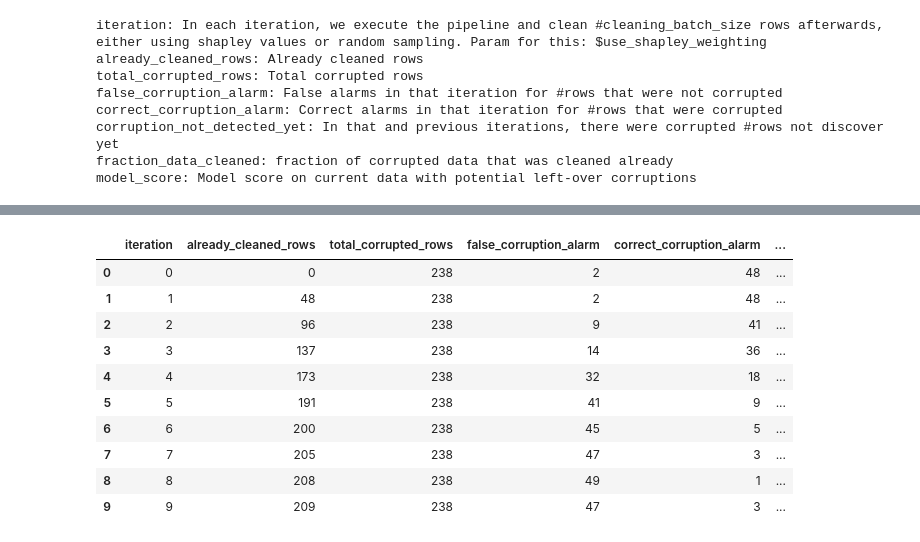
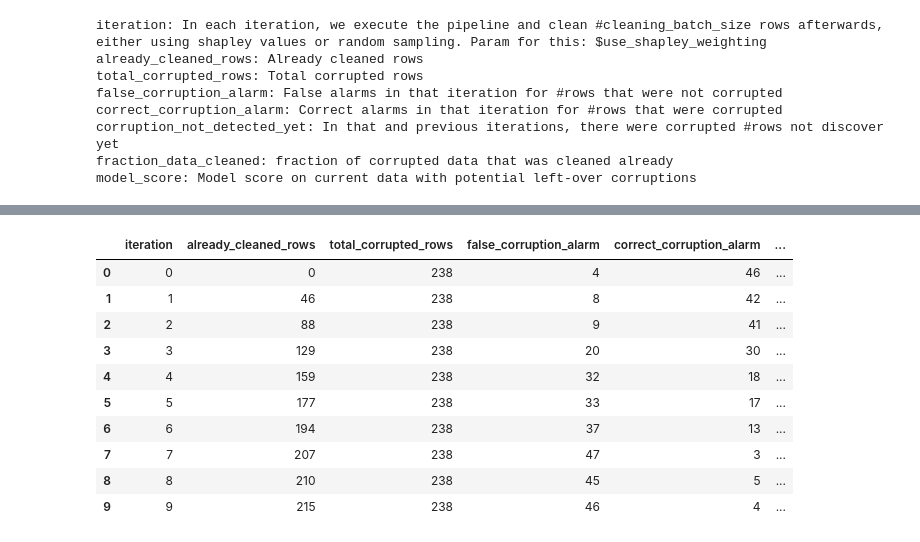
Before and after one commit to stefan-grafberger/deem22-what-if-experiments, a Jupyter notebook: whatif/example_pipelines/shapley_value_experiments.ipynb, the cells around one changed output, grey strips where cells are left out. Saved outputs shown, nothing was run; the diff lists cells and outputs as text; code cells hidden in the pictures.

```diff
--- a/whatif/example_pipelines/shapley_value_experiments.ipynb
+++ b/whatif/example_pipelines/shapley_value_experiments.ipynb
@@ -2,7 +2,12 @@
 from product_images_shapley_naive import print_legend, do_shapley_value_naive, measure_shapley_naive_exec_time
 from whatif.example_pipelines.product_images_shapley_opt import measure_shapley_opt_exec_time, do_shapley_value_opt
 from whatif.example_pipelines.product_images_shapley_qualitative import do_shapley_value_qualitative
+from whatif.utils.utils import get_project_root
 print_legend()
+
+def save_to_csv(df, filename):
+    df.to_csv(f'{str(get_project_root())}/whatif/example_pipelines/datasets/sneakers/{filename}.csv',
+              index=False)
 # %% [output]
 iteration: In each iteration, we execute the pipeline and clean #cleaning_batch_size rows afterwards, either using shapley values or random sampling. Param for this: $use_shapley_weighting
 already_cleaned_rows: Already cleaned rows
@@ -184,4 +263,6 @@ Done!
 # %%
-do_shapley_value_opt(0.2, 10, True, 10, 50, True)
+shapley_opt_qualitative_control_naive_baseline = do_shapley_value_naive(0.2, 10, True, 10, 50, True)
+save_to_csv(shapley_opt_qualitative_control_naive_baseline, "shapley_opt_qualitative_control_naive_baseline")
+shapley_opt_qualitative_control_naive_baseline
 # %% [output]
 Starting iteration 0 now...
@@ -203,12 +284,12 @@ Starting iteration 9 now...
 Done!
 |  | iteration | already_cleaned_rows | total_corrupted_rows | false_corruption_alarm | correct_corruption_alarm | ... |
-| 0 | 0 | 0 | 238 | 2 | 48 | ... |
-| 1 | 1 | 48 | 238 | 2 | 48 | ... |
-| 2 | 2 | 96 | 238 | 9 | 41 | ... |
-| 3 | 3 | 137 | 238 | 14 | 36 | ... |
-| 4 | 4 | 173 | 238 | 32 | 18 | ... |
-| 5 | 5 | 191 | 238 | 41 | 9 | ... |
-| 6 | 6 | 200 | 238 | 45 | 5 | ... |
-| 7 | 7 | 205 | 238 | 47 | 3 | ... |
-| 8 | 8 | 208 | 238 | 49 | 1 | ... |
-| 9 | 9 | 209 | 238 | 47 | 3 | ... |
+| 0 | 0 | 0 | 238 | 4 | 46 | ... |
+| 1 | 1 | 46 | 238 | 8 | 42 | ... |
+| 2 | 2 | 88 | 238 | 9 | 41 | ... |
+| 3 | 3 | 129 | 238 | 20 | 30 | ... |
+| 4 | 4 | 159 | 238 | 32 | 18 | ... |
+| 5 | 5 | 177 | 238 | 33 | 17 | ... |
+| 6 | 6 | 194 | 238 | 37 | 13 | ... |
+| 7 | 7 | 207 | 238 | 47 | 3 | ... |
+| 8 | 8 | 210 | 238 | 45 | 5 | ... |
+| 9 | 9 | 215 | 238 | 46 | 4 | ... |
```
Also changed, not shown: parts of 11 cells of this notebook, 14 other files.
